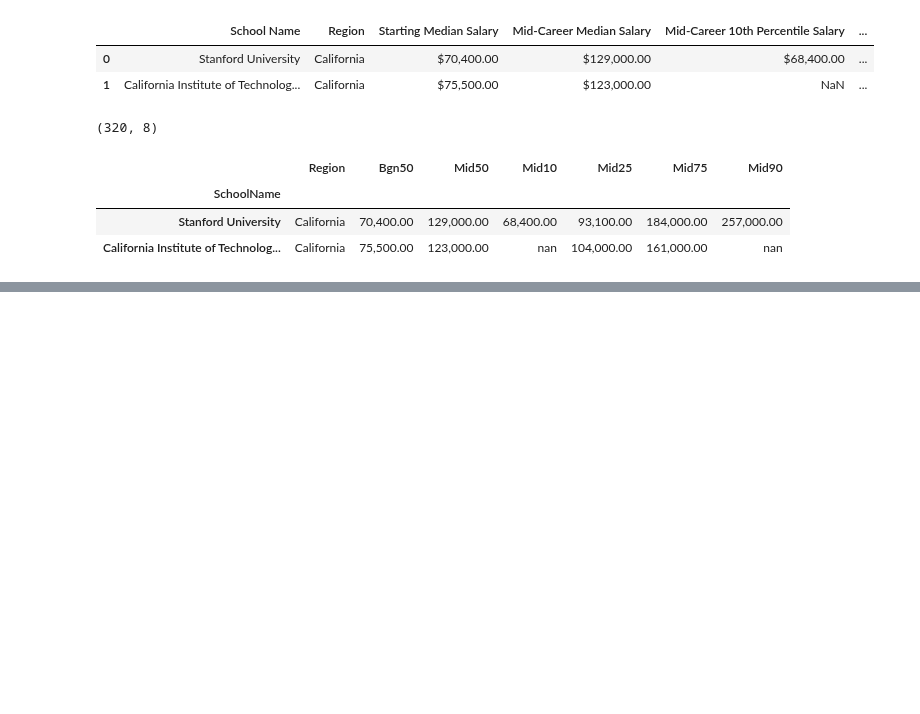
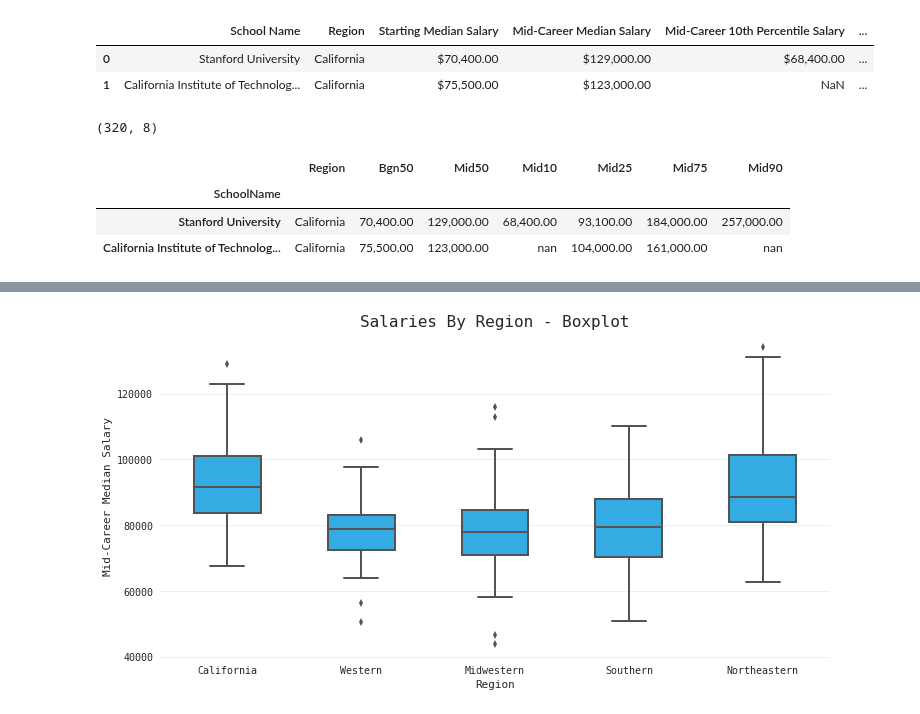
Before and after one commit to qu4ku/datasets-analysis, a Jupyter notebook: 002-collage-salaries.ipynb, the cells around one changed output, grey strips where cells are left out. Cells and saved outputs as stored; diff of their text form; code cells hidden in the pictures; blank space fills up the shorter version.

Commit message:
salary

```diff
--- a/002-collage-salaries.ipynb
+++ b/002-collage-salaries.ipynb
@@ -187,0 +194,7 @@ plt.yticks(range(top_range), region_df['Mid50'][:top_range].index);
+# %%
+sns.boxplot(x=region_df.Region, y=region_df.Mid50, color=colors[1],
+           linewidth=2, width=.5)
+plt.title('Salaries By Region - Boxplot');
+plt.ylabel('Mid-Career Median Salary');
+# %% [output]
+[figure, added]
```
Also changed, not shown: parts of 13 cells of this notebook.
